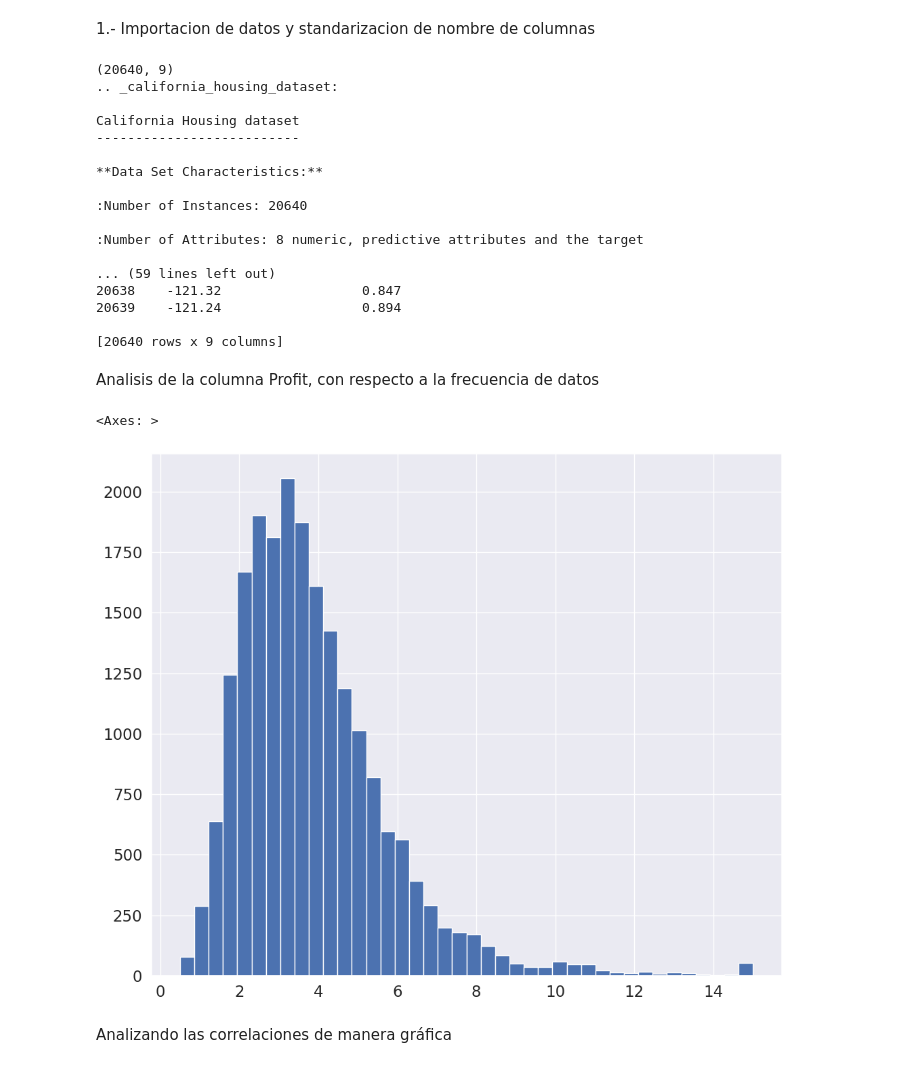
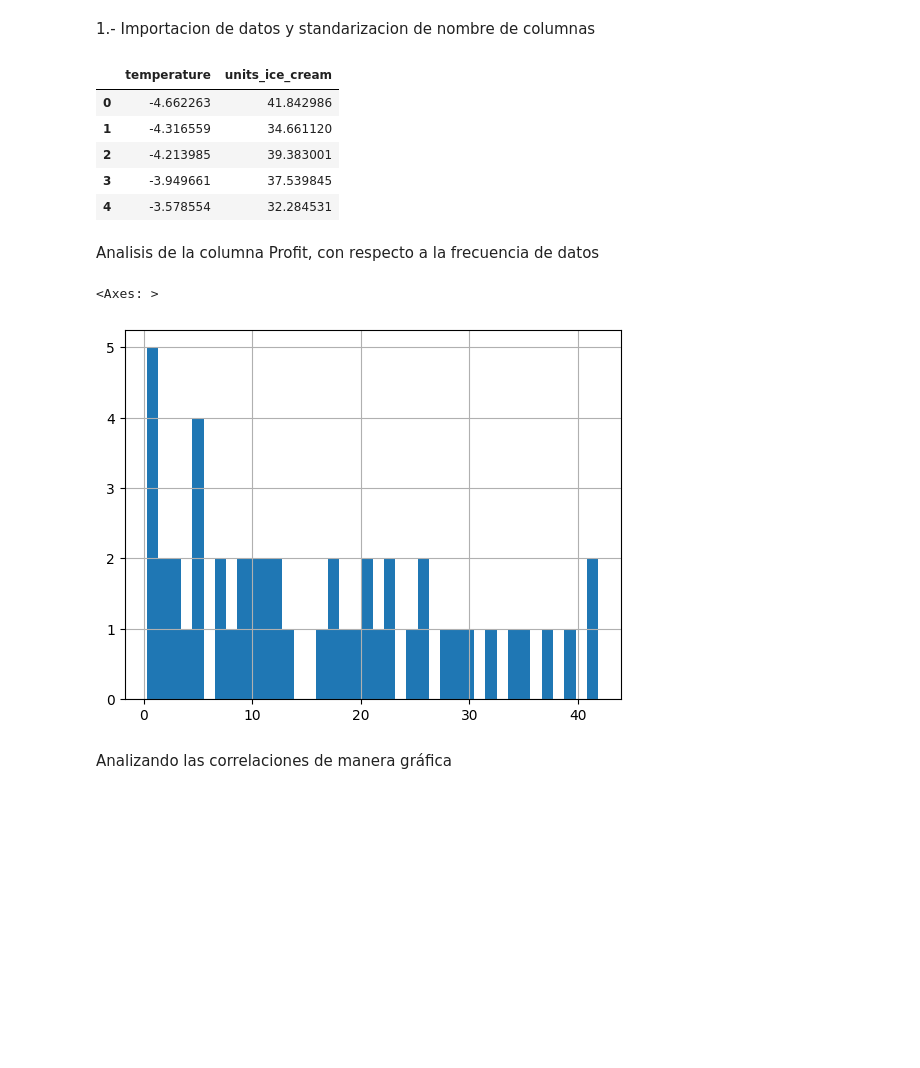
Before and after one commit to esyacelga/ai-proyecto-local, a Jupyter notebook: regresion-lineal-polinomica/src/notebooks/machine-learning-code.ipynb, the cells around one changed output. Drawn from its saved outputs; the diff is of its cells as text; code cells hidden in the pictures; blank space fills up the shorter version.

```diff
--- a/regresion-lineal-polinomica/src/notebooks/machine-learning-code.ipynb
+++ b/regresion-lineal-polinomica/src/notebooks/machine-learning-code.ipynb
@@ -7,7 +7,7 @@ from sklearn.model_selection import train_test_split
 
 #housing = datasets.fetch_california_housing()
 dataset = pd.read_csv("./data/ice_cream_data.csv")
-
+dataset.head()
 # Crear un DataFrame con los datos y los nombres de las características
 #dataset = pd.DataFrame(data=housing.data, columns=housing.feature_names)
 #dataset['MedianaPrecioVivienda'] = housing.target
@@ -17,30 +17,19 @@ dataset = pd.read_csv("./data/ice_cream_data.csv")
 #print(housing.DESCR)
 #print(dataset)
 # %% [output]
-(20640, 9)
-.. _california_housing_dataset:
-
-California Housing dataset
---------------------------
-
-**Data Set Characteristics:**
-
-:Number of Instances: 20640
-
-:Number of Attributes: 8 numeric, predictive attributes and the target
-
-... (59 lines left out)
-20638    -121.32                  0.847
-20639    -121.24                  0.894
-
-[20640 rows x 9 columns]
+|  | temperature | units_ice_cream |
+| 0 | -4.662263 | 41.842986 |
+| 1 | -4.316559 | 34.661120 |
+| 2 | -4.213985 | 39.383001 |
+| 3 | -3.949661 | 37.539845 |
+| 4 | -3.578554 | 32.284531 |
 # %% [markdown]
 Analisis de la columna Profit, con respecto a la frecuencia de datos
 # %%
-dataset.MedInc.hist(bins=40)
+dataset.units_ice_cream.hist(bins=40)
 # %% [output]
 <Axes: >
-[figure, old version]
+[figure, new version]
 # %% [markdown]
 Analizando las correlaciones de manera gráfica
 # %%
```
Also changed, not shown: parts of 15 cells of this notebook, 3 other files.
